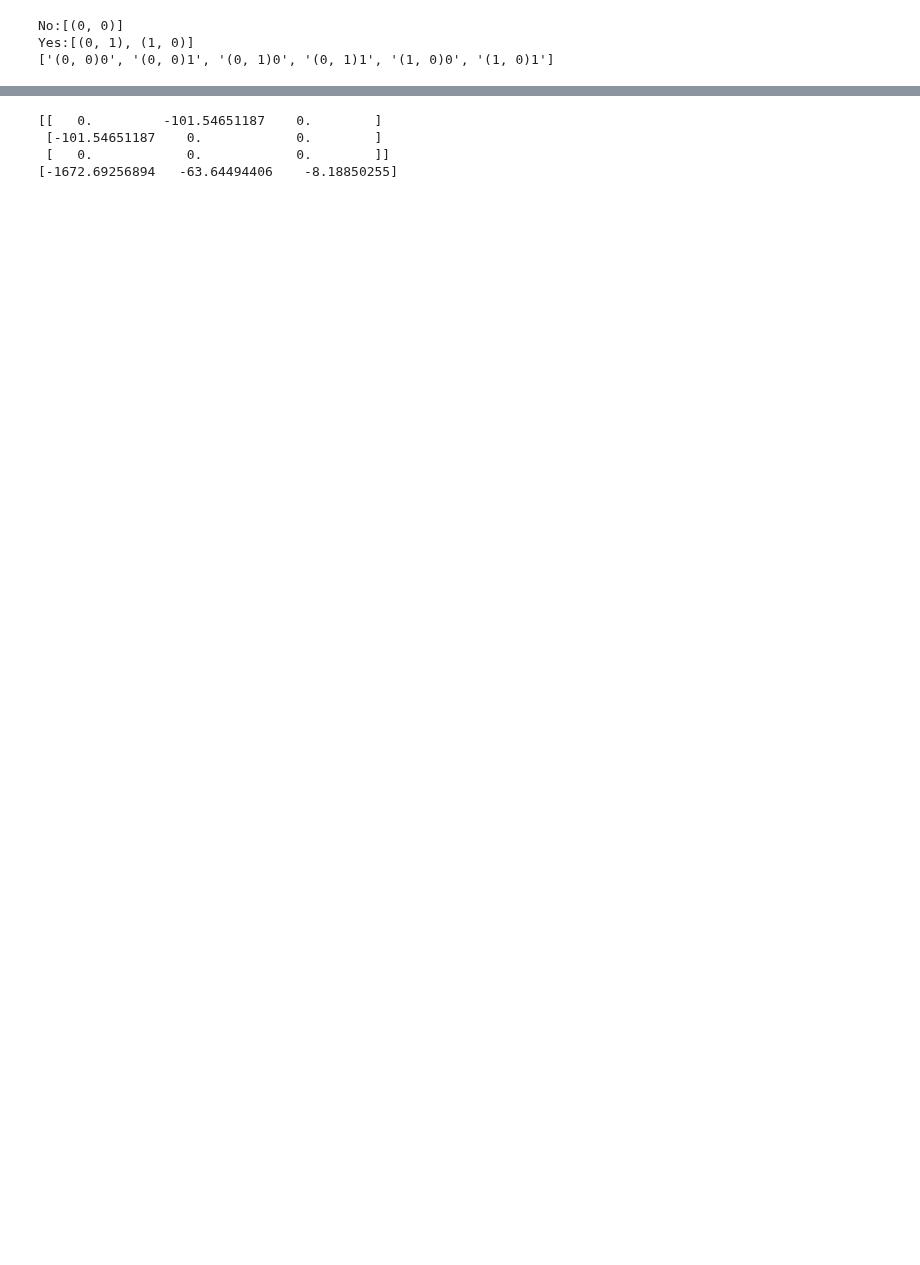
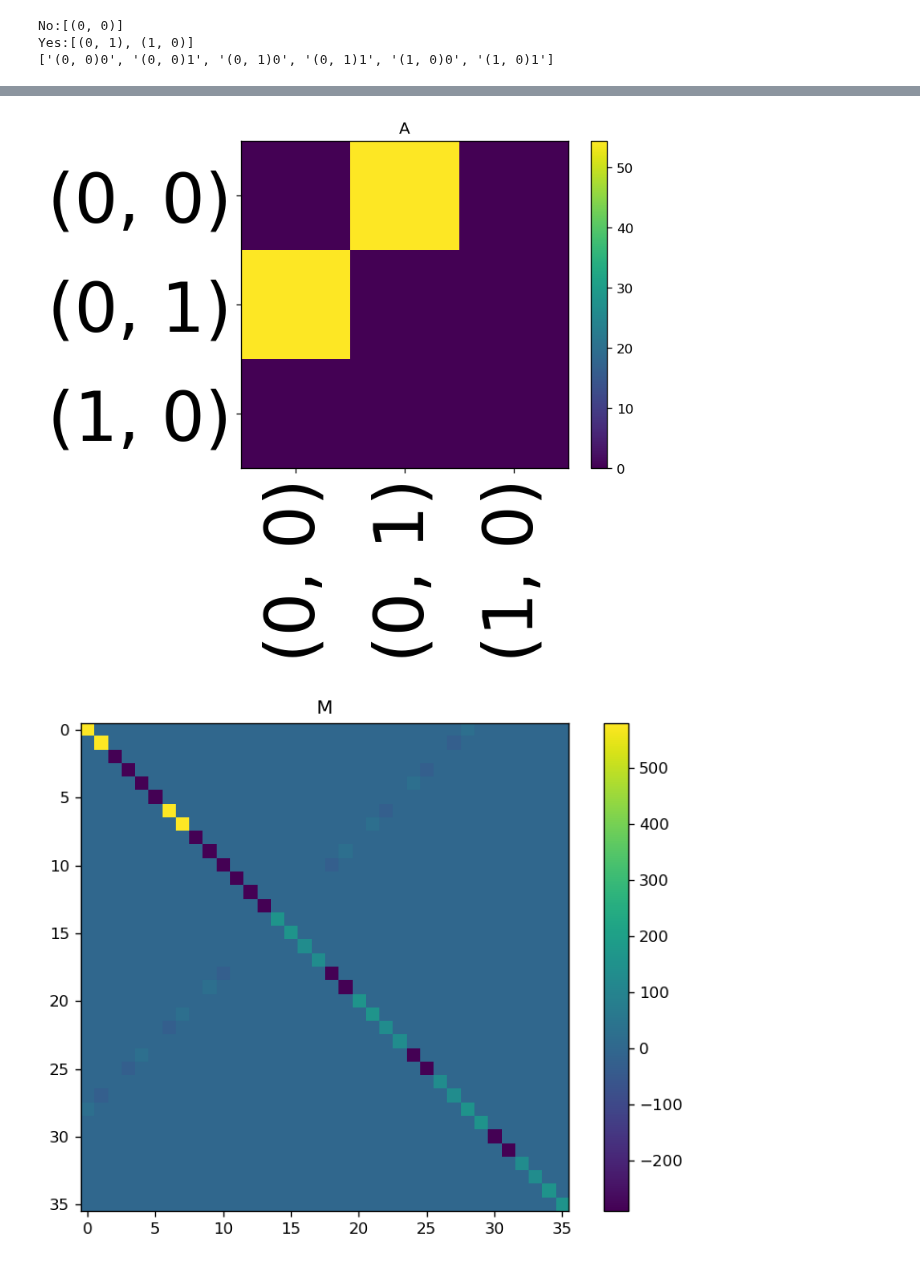
Before and after one commit to blake-holman/ED_Adversaries, a Jupyter notebook: Untitled1.ipynb, the cells around one changed output, grey strips where cells are left out. Saved outputs shown, nothing was run; the diff lists cells and outputs as text; code cells hidden in the pictures; blank space fills up the shorter version.

```diff
--- a/Untitled1.ipynb
+++ b/Untitled1.ipynb
@@ -228,10 +242,8 @@ ValueError: Incompatible dimensions (324, 324) (36, 36)
 # %%
-print(A)
-print(b)
+visualize(A, ([prob.no_instances + prob.yes_instances]*2), title="A")
+visualize(M, title="M")
 # %% [output]
-[[   0.         -101.54651187    0.        ]
- [-101.54651187    0.            0.        ]
- [   0.            0.            0.        ]]
-[-1672.69256894   -63.64494406    -8.18850255]
+[figure, added]
+[figure, added]
 # %%
 def span_program_sep_psd(problem, rank):
```
Also changed, not shown: parts of 6 cells of this notebook.
